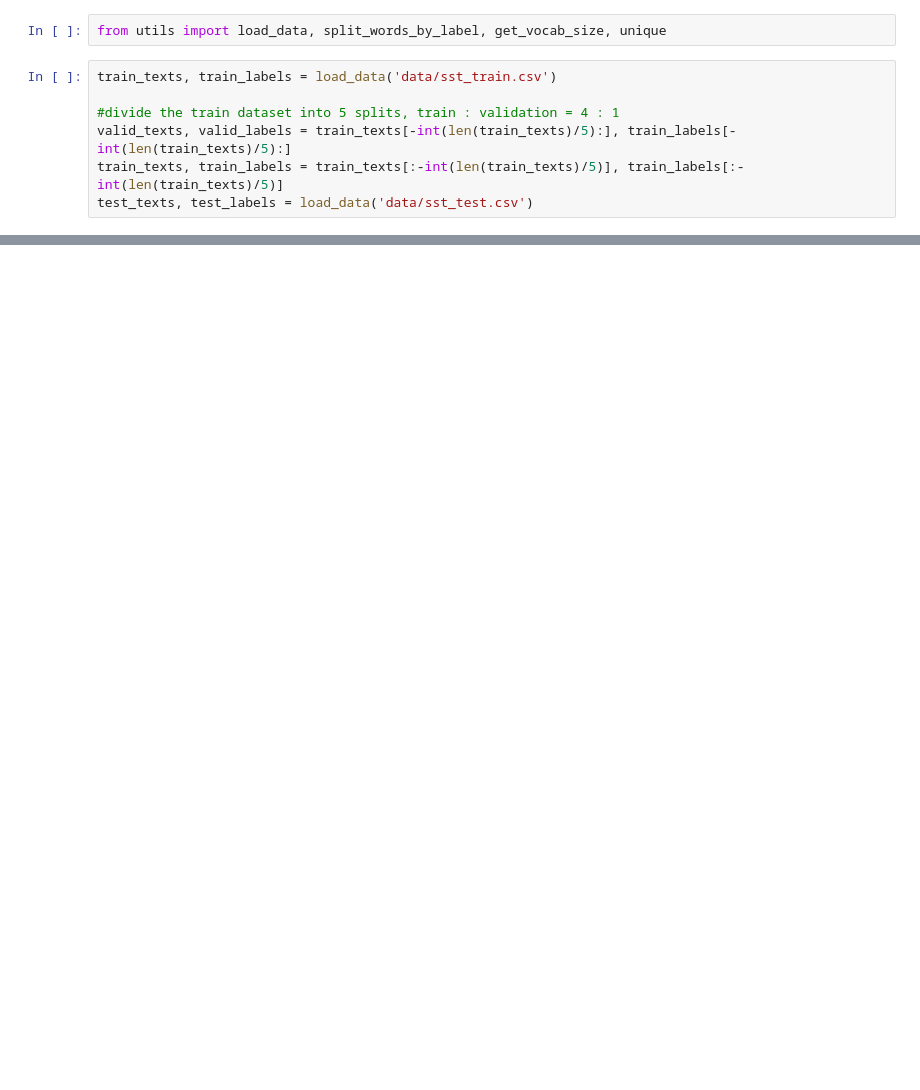
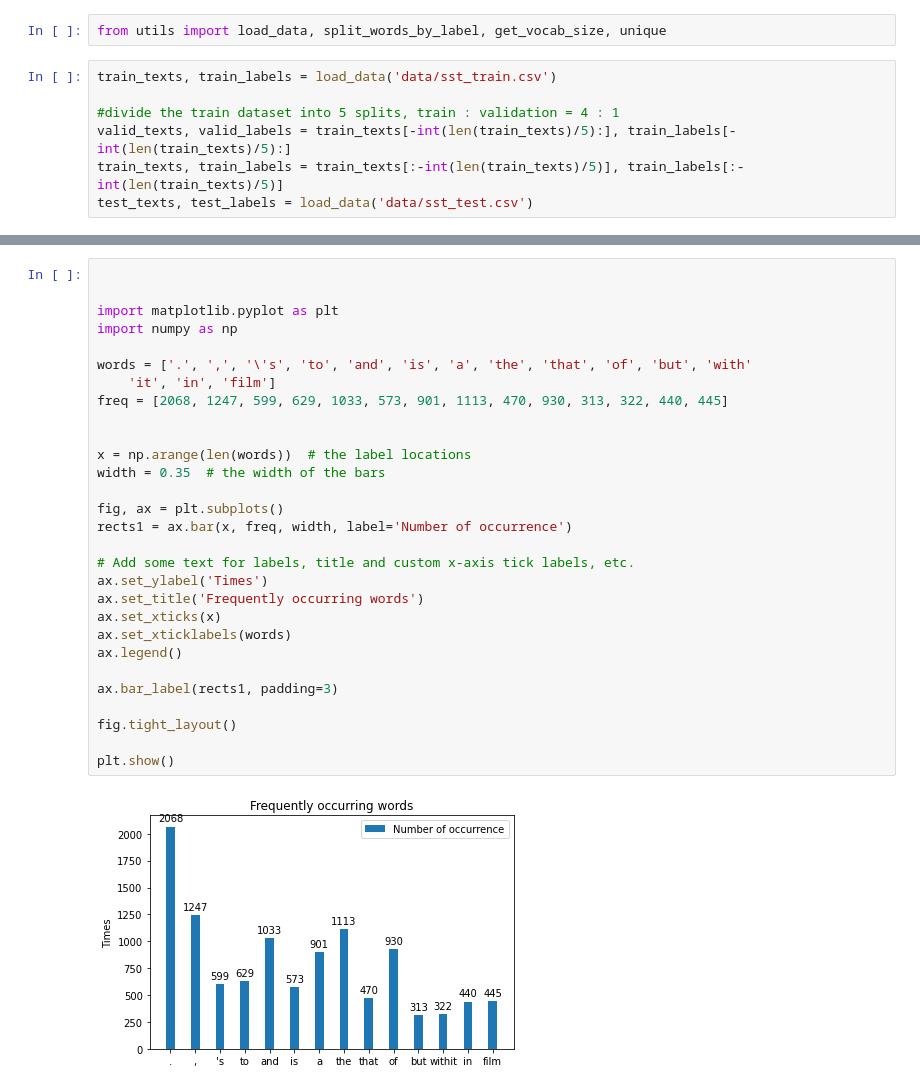
Before and after one commit to Rubywong123/NaiveBayes_classifier, a Jupyter notebook: visualization.ipynb, the cells around one changed output, grey strips where cells are left out. Saved outputs shown, nothing was run; the diff lists cells and outputs as text; blank space fills up the shorter version.

```diff
--- a/visualization.ipynb
+++ b/visualization.ipynb
@@ -49,0 +50,31 @@ plt.show()
+# %%
+
+
+import matplotlib.pyplot as plt
+import numpy as np
+
+words = ['.', ',', '\'s', 'to', 'and', 'is', 'a', 'the', 'that', 'of', 'but', 'with'
+    'it', 'in', 'film']
+freq = [2068, 1247, 599, 629, 1033, 573, 901, 1113, 470, 930, 313, 322, 440, 445]
+
+
+x = np.arange(len(words))  # the label locations
+width = 0.35  # the width of the bars
+
+fig, ax = plt.subplots()
+rects1 = ax.bar(x, freq, width, label='Number of occurrence')
+
+# Add some text for labels, title and custom x-axis tick labels, etc.
+ax.set_ylabel('Times')
+ax.set_title('Frequently occurring words')
+ax.set_xticks(x)
+ax.set_xticklabels(words)
+ax.legend()
+
+ax.bar_label(rects1, padding=3)
+
+fig.tight_layout()
+
+plt.show()
+# %% [output]
+[figure, added]
```
Also changed, not shown: parts of 2 cells of this notebook, 7 other files.
